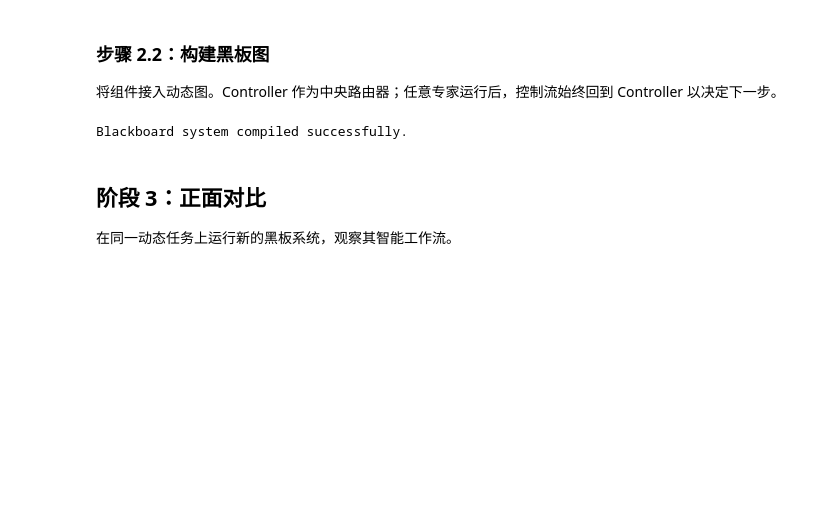
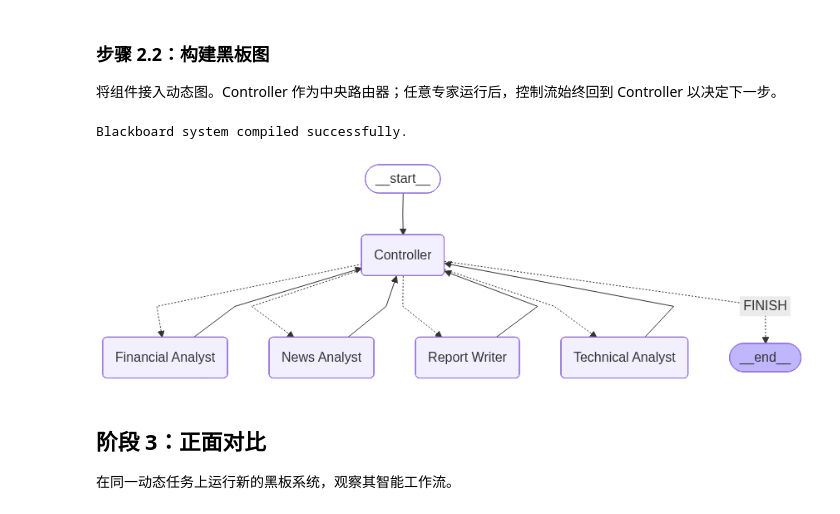
Before and after one commit to red568/agentic_architectures, a Jupyter notebook: 07_blackboard.ipynb, the cells around one changed output. Cells and saved outputs as stored; diff of their text form; code cells hidden in the pictures; blank space fills up the shorter version.

```diff
--- a/07_blackboard.ipynb
+++ b/07_blackboard.ipynb
@@ -331,33 +431,37 @@ bb_graph_builder.add_node("Report Writer", report_writer_bb)
 
 bb_graph_builder.set_entry_point("Controller")
 
 # This function defines the dynamic routing logic based on the Controller's decision
 def route_to_agent(state: BlackboardState):
     return state["next_agent"]
 
 # The conditional edges route from the Controller to the chosen specialist or to the end
 bb_graph_builder.add_conditional_edges(
     "Controller",
     route_to_agent,
     {
         "News Analyst": "News Analyst",
         "Technical Analyst": "Technical Analyst",
         "Financial Analyst": "Financial Analyst",
         "Report Writer": "Report Writer",
         "FINISH": END
     }
 )
 
 # After any specialist runs, control always returns to the Controller for the next decision
 bb_graph_builder.add_edge("News Analyst", "Controller")
 bb_graph_builder.add_edge("Technical Analyst", "Controller")
 bb_graph_builder.add_edge("Financial Analyst", "Controller")
 bb_graph_builder.add_edge("Report Writer", "Controller")
 
 blackboard_app = bb_graph_builder.compile()
 print("Blackboard system compiled successfully.")
+
+from IPython.display import Image, display
+display(Image(blackboard_app.get_graph().draw_mermaid_png()))
 # %% [output]
 Blackboard system compiled successfully.
+[figure, added]
 # %% [markdown]
 ## 阶段 3：正面对比
 
```
Also changed, not shown: parts of 14 cells of this notebook, 4 other files.
